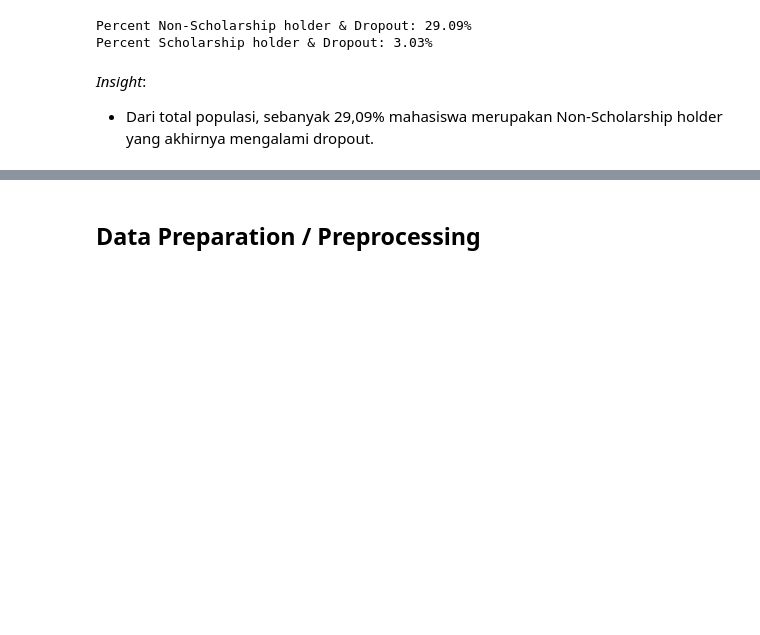
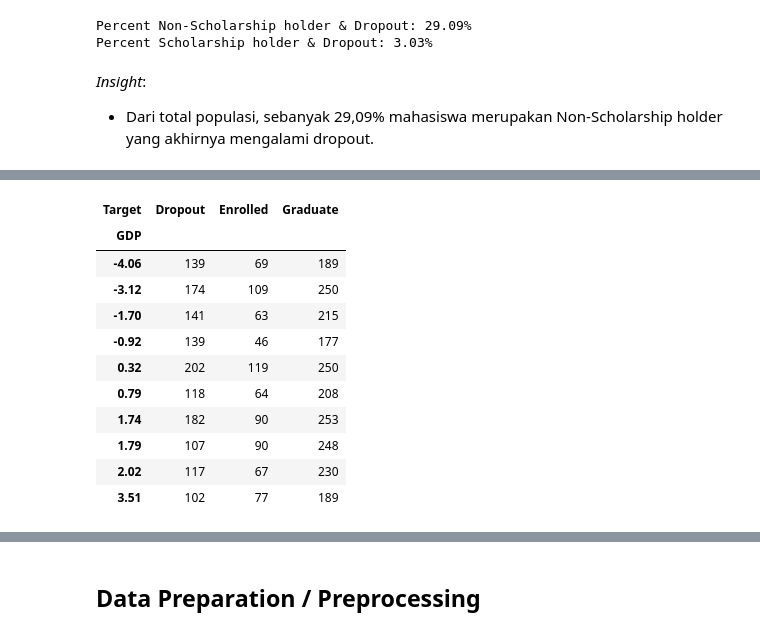
Before and after one commit to Sulbae/Student-s-Performances-Dashboard, a Jupyter notebook: notebook.ipynb, the cells around one changed output, grey strips where cells are left out. Saved outputs shown, nothing was run; the diff lists cells and outputs as text; code cells hidden in the pictures; blank space fills up the shorter version.

```diff
--- a/notebook.ipynb
+++ b/notebook.ipynb
@@ -887,0 +904,17 @@ _Insight_:
+# %%
+gdp_df = df.groupby('GDP')['Target'].value_counts().unstack(fill_value=0)
+
+gdp_df
+# %% [output]
+| Target | Dropout | Enrolled | Graduate |
+| GDP |  |  |  |
+| -4.06 | 139 | 69 | 189 |
+| -3.12 | 174 | 109 | 250 |
+| -1.70 | 141 | 63 | 215 |
+| -0.92 | 139 | 46 | 177 |
+| 0.32 | 202 | 119 | 250 |
+| 0.79 | 118 | 64 | 208 |
+| 1.74 | 182 | 90 | 253 |
+| 1.79 | 107 | 90 | 248 |
+| 2.02 | 117 | 67 | 230 |
+| 3.51 | 102 | 77 | 189 |
```
Also changed, not shown: parts of 5 cells of this notebook.
